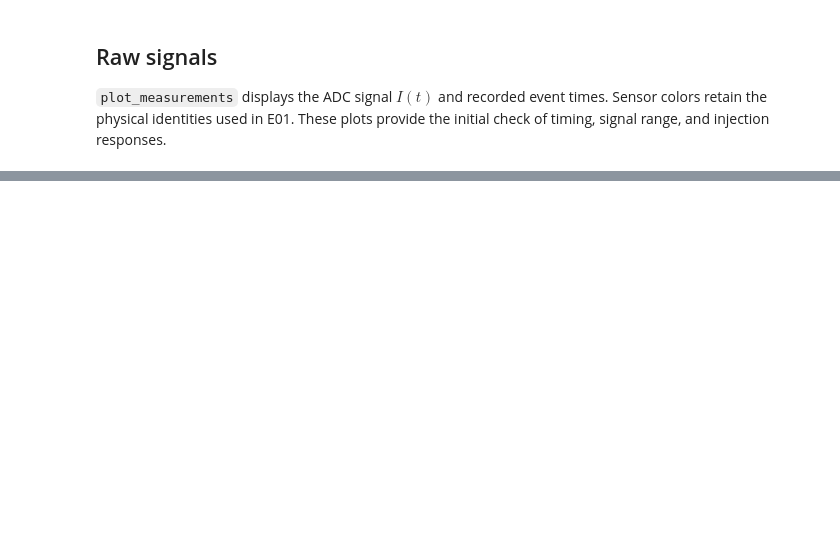
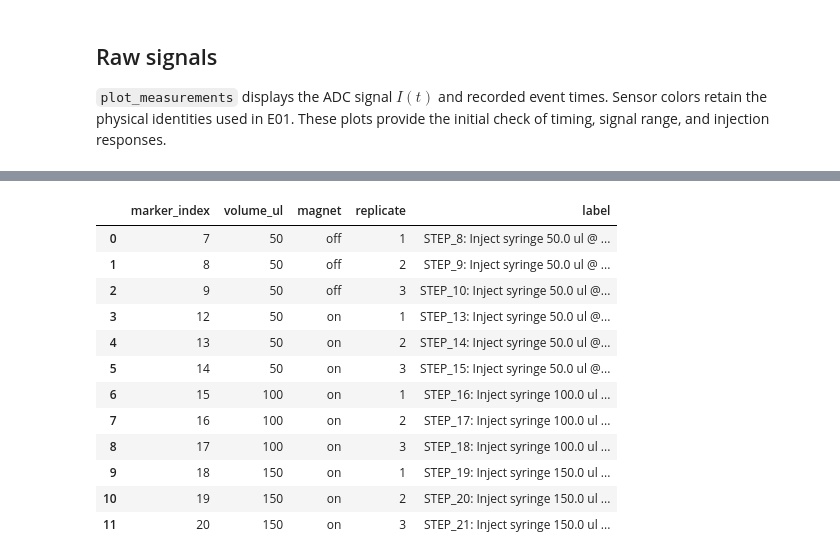
Before and after one commit to Lukro-fhdo/Dynano, a Jupyter notebook: notebooks/E02_magnetic_steering.ipynb, the cells around one changed output, grey strips where cells are left out. Cells and saved outputs as stored; diff of their text form; code cells hidden in the pictures; blank space fills up the shorter version.

```diff
--- a/notebooks/E02_magnetic_steering.ipynb
+++ b/notebooks/E02_magnetic_steering.ipynb
@@ -94,0 +243,27 @@ After confirming the injection rate and suspension concentrations, define the ba
+# %%
+injections = pd.DataFrame({
+    "marker_index": [7, 8, 9, 12, 13, 14, 15, 16, 17, 18, 19, 20],
+    "volume_ul": [50, 50, 50, 50, 50, 50, 100, 100, 100, 150, 150, 150],
+    "magnet": ["off"] * 3 + ["on"] * 9,
+    "replicate": [1, 2, 3] * 4,
+})
+
+injections["label"] = injections["marker_index"].map(
+    synced_markers["label"]
+)
+
+injections
+# %% [output]
+|  | marker_index | volume_ul | magnet | replicate | label |
+| 0 | 7 | 50 | off | 1 | STEP_8: Inject syringe 50.0 ul @ ... |
+| 1 | 8 | 50 | off | 2 | STEP_9: Inject syringe 50.0 ul @ ... |
+| 2 | 9 | 50 | off | 3 | STEP_10: Inject syringe 50.0 ul @... |
+| 3 | 12 | 50 | on | 1 | STEP_13: Inject syringe 50.0 ul @... |
+| 4 | 13 | 50 | on | 2 | STEP_14: Inject syringe 50.0 ul @... |
+| 5 | 14 | 50 | on | 3 | STEP_15: Inject syringe 50.0 ul @... |
+| 6 | 15 | 100 | on | 1 | STEP_16: Inject syringe 100.0 ul ... |
+| 7 | 16 | 100 | on | 2 | STEP_17: Inject syringe 100.0 ul ... |
+| 8 | 17 | 100 | on | 3 | STEP_18: Inject syringe 100.0 ul ... |
+| 9 | 18 | 150 | on | 1 | STEP_19: Inject syringe 150.0 ul ... |
+| 10 | 19 | 150 | on | 2 | STEP_20: Inject syringe 150.0 ul ... |
+| 11 | 20 | 150 | on | 3 | STEP_21: Inject syringe 150.0 ul ... |
```
Also changed, not shown: parts of 25 cells of this notebook.
